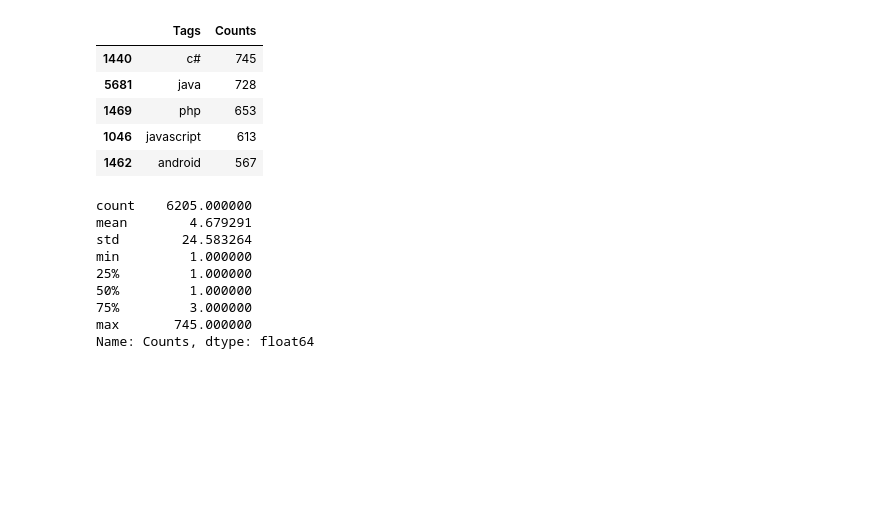
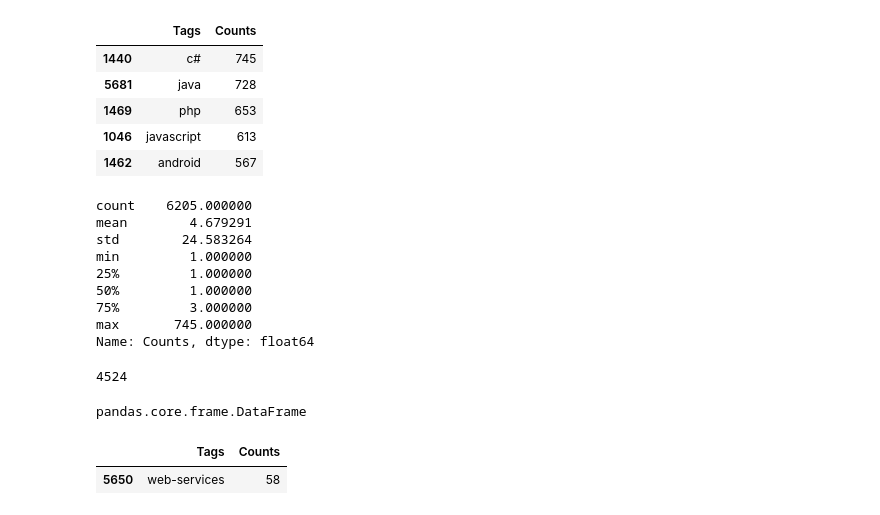
Before and after one commit to praseedm/SO_Tag_Prediction, a Jupyter notebook: Dummy/1 EDA.ipynb, the cells around one changed output. Drawn from its saved outputs; the diff is of its cells as text; code cells hidden in the pictures; blank space fills up the shorter version.

```diff
--- a/Dummy/1 EDA.ipynb
+++ b/Dummy/1 EDA.ipynb
@@ -88,3 +88,7 @@ min         1.000000
 75%         3.000000
 max       745.000000
 Name: Counts, dtype: float64
+# %%
+len(tag_df_sorted[tag_df_sorted['Counts'] < 3])
+# %% [output]
+4524
@@ -90,0 +97,4 @@ Name: Counts, dtype: float64
+# %%
+type(tag_to_remove)
+# %% [output]
+pandas.core.frame.DataFrame
@@ -90,0 +103,5 @@ Name: Counts, dtype: float64
+# %%
+tag_df_sorted[tag_df_sorted['Tags']=='web-services']
+# %% [output]
+|  | Tags | Counts |
+| 5650 | web-services | 58 |
```
Also changed, not shown: parts of 2 cells of this notebook, 6 other files.
